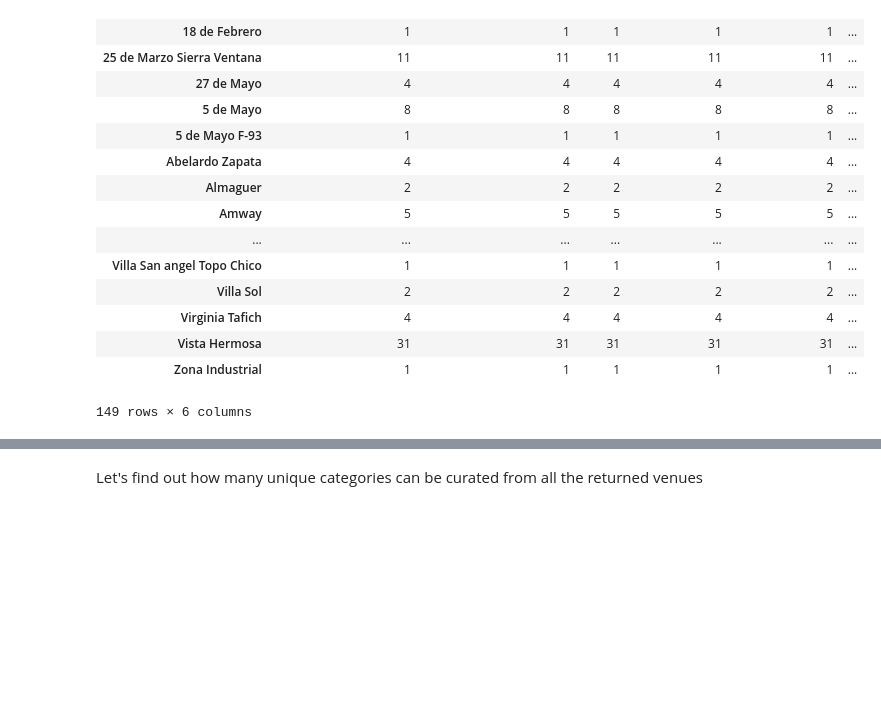
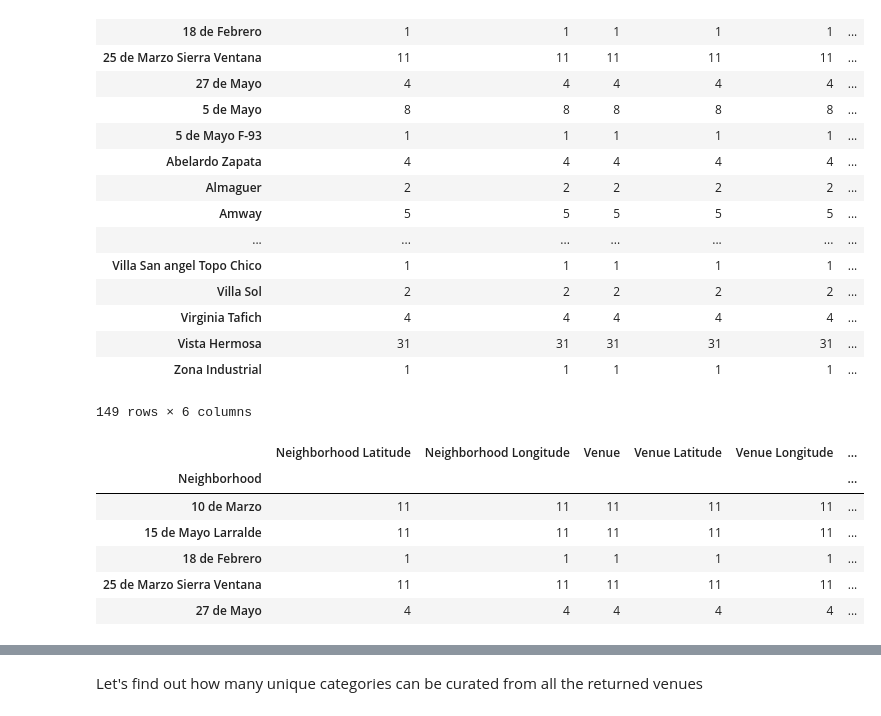
Before and after one commit to DianaTejeda/SegmentingNeighborhoodsMTY, a Jupyter notebook: Monterrey Project.ipynb, the cells around one changed output, grey strips where cells are left out. Drawn from its saved outputs; the diff is of its cells as text; code cells hidden in the pictures; blank space fills up the shorter version.

```diff
--- a/Monterrey Project.ipynb
+++ b/Monterrey Project.ipynb
@@ -405,0 +412,12 @@ mty_venues.groupby('Neighborhood').count()
+# %%
+mty_venues_grouped = mty_venues.groupby('Neighborhood').count()
+
+mty_venues_grouped.head()
+# %% [output]
+|  | Neighborhood Latitude | Neighborhood Longitude | Venue | Venue Latitude | Venue Longitude | ... |
+| Neighborhood |  |  |  |  |  | ... |
+| 10 de Marzo | 11 | 11 | 11 | 11 | 11 | ... |
+| 15 de Mayo Larralde | 11 | 11 | 11 | 11 | 11 | ... |
+| 18 de Febrero | 1 | 1 | 1 | 1 | 1 | ... |
+| 25 de Marzo Sierra Ventana | 11 | 11 | 11 | 11 | 11 | ... |
+| 27 de Mayo | 4 | 4 | 4 | 4 | 4 | ... |
```
Also changed, not shown: parts of 15 cells of this notebook.
